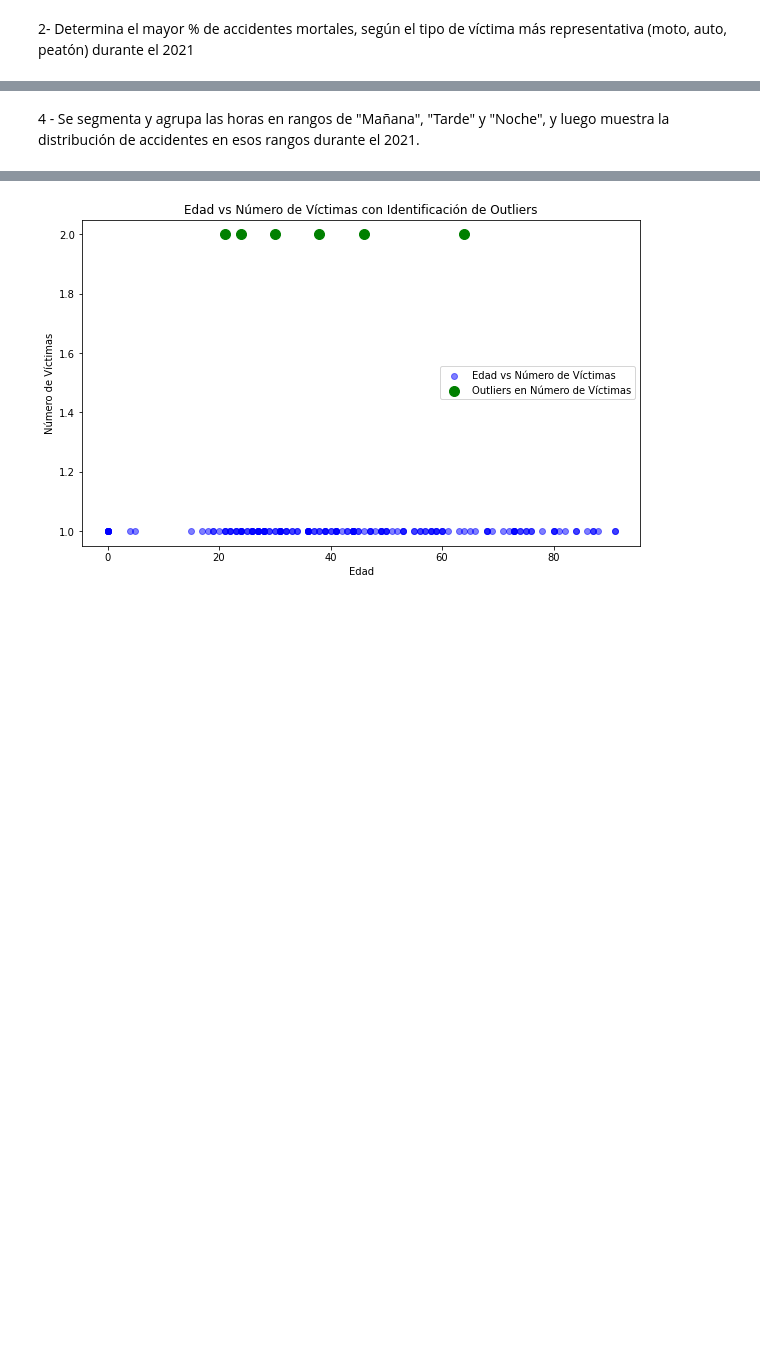
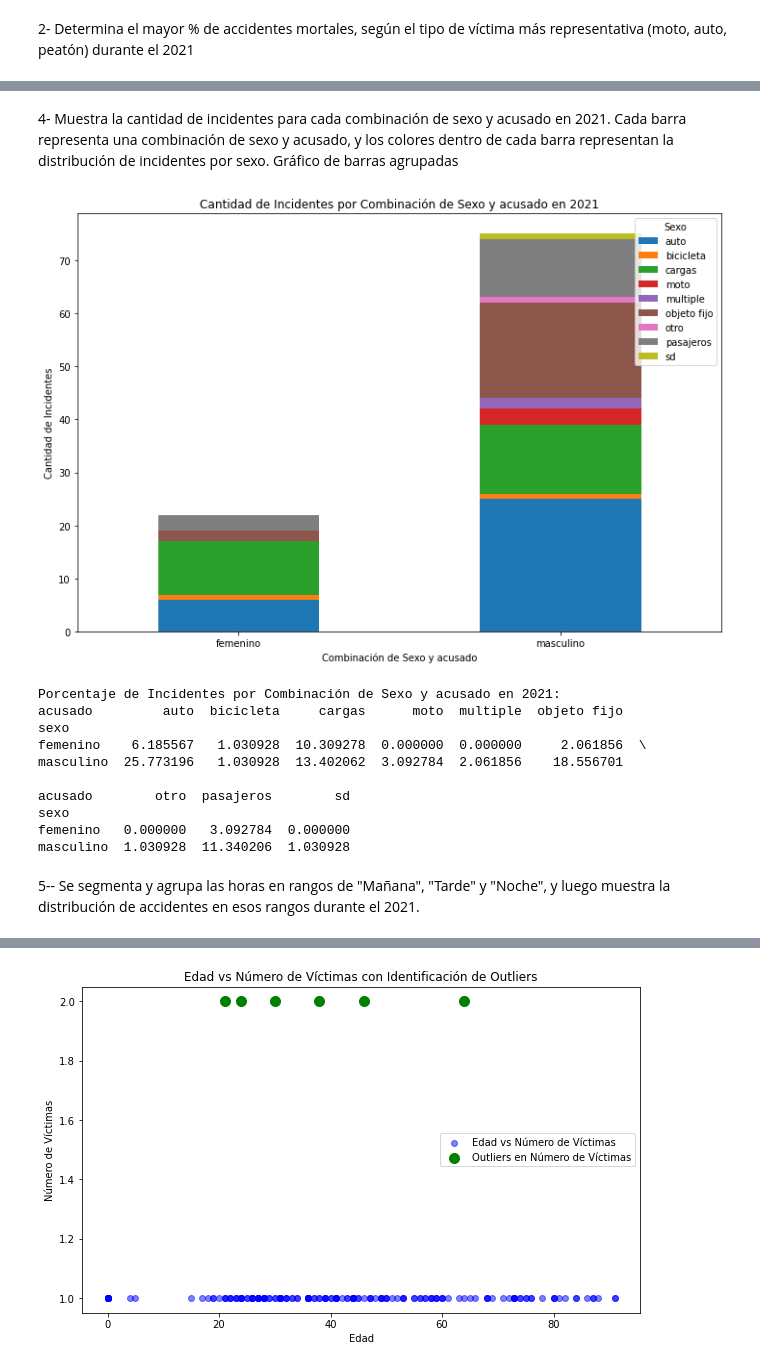
Before and after one commit to RosanaBruschini/Proyecto_siniestros_viales, a Jupyter notebook: homicidioEDA.ipynb, the cells around one changed output, grey strips where cells are left out. Cells and saved outputs as stored; diff of their text form; code cells hidden in the pictures; blank space fills up the shorter version.

```diff
--- a/homicidioEDA.ipynb
+++ b/homicidioEDA.ipynb
@@ -405,3 +435,38 @@ plt.show()
+# %% [markdown]
+4- Muestra la cantidad de incidentes para cada combinación de sexo y acusado en 2021. Cada barra representa una combinación de sexo y acusado, y los colores dentro de cada barra representan la distribución de incidentes por sexo. Gráfico de barras agrupadas
+# %%
+df_2021 = df_hechos_victimas[df_hechos_victimas['aaaa'] == 2021]
+
+# Calcular el conteo de registros por combinación de sexo y rol
+conteo_por_combinacion = df_2021.groupby(['sexo', 'acusado']).size().unstack().fillna(0)
+
+# Calcular los porcentajes por combinación de sexo y rol
+porcentaje_por_combinacion = (conteo_por_combinacion / conteo_por_combinacion.sum().sum()) * 100
+
+# Graficar los resultados
+conteo_por_combinacion.plot(kind='bar', stacked=True, figsize=(12, 8))
+plt.title('Cantidad de Incidentes por Combinación de Sexo y acusado en 2021')
+plt.xlabel('Combinación de Sexo y acusado')
+plt.ylabel('Cantidad de Incidentes')
+plt.xticks(rotation=0)
+plt.legend(title='Sexo', loc='upper right')
+plt.show()
+
+# Imprimir los porcentajes por combinación de sexo y rol
+print("Porcentaje de Incidentes por Combinación de Sexo y acusado en 2021:")
+print(porcentaje_por_combinacion)
+# %% [output]
+[figure, added]
+Porcentaje de Incidentes por Combinación de Sexo y acusado en 2021:
+acusado         auto  bicicleta     cargas      moto  multiple  objeto fijo
+sexo
+femenino    6.185567   1.030928  10.309278  0.000000  0.000000     2.061856  \
+masculino  25.773196   1.030928  13.402062  3.092784  2.061856    18.556701
+
+acusado        otro  pasajeros        sd
+sexo
+femenino   0.000000   3.092784  0.000000
+masculino  1.030928  11.340206  1.030928
 # %% [markdown]
-4 - Se segmenta y agrupa las horas en rangos de "Mañana", "Tarde" y "Noche", y luego muestra la distribución de accidentes en esos rangos durante el 2021.
+5-- Se segmenta y agrupa las horas en rangos de "Mañana", "Tarde" y "Noche", y luego muestra la distribución de accidentes en esos rangos durante el 2021.
 # %%
```
Also changed, not shown: parts of 20 cells of this notebook, 10 other files.
